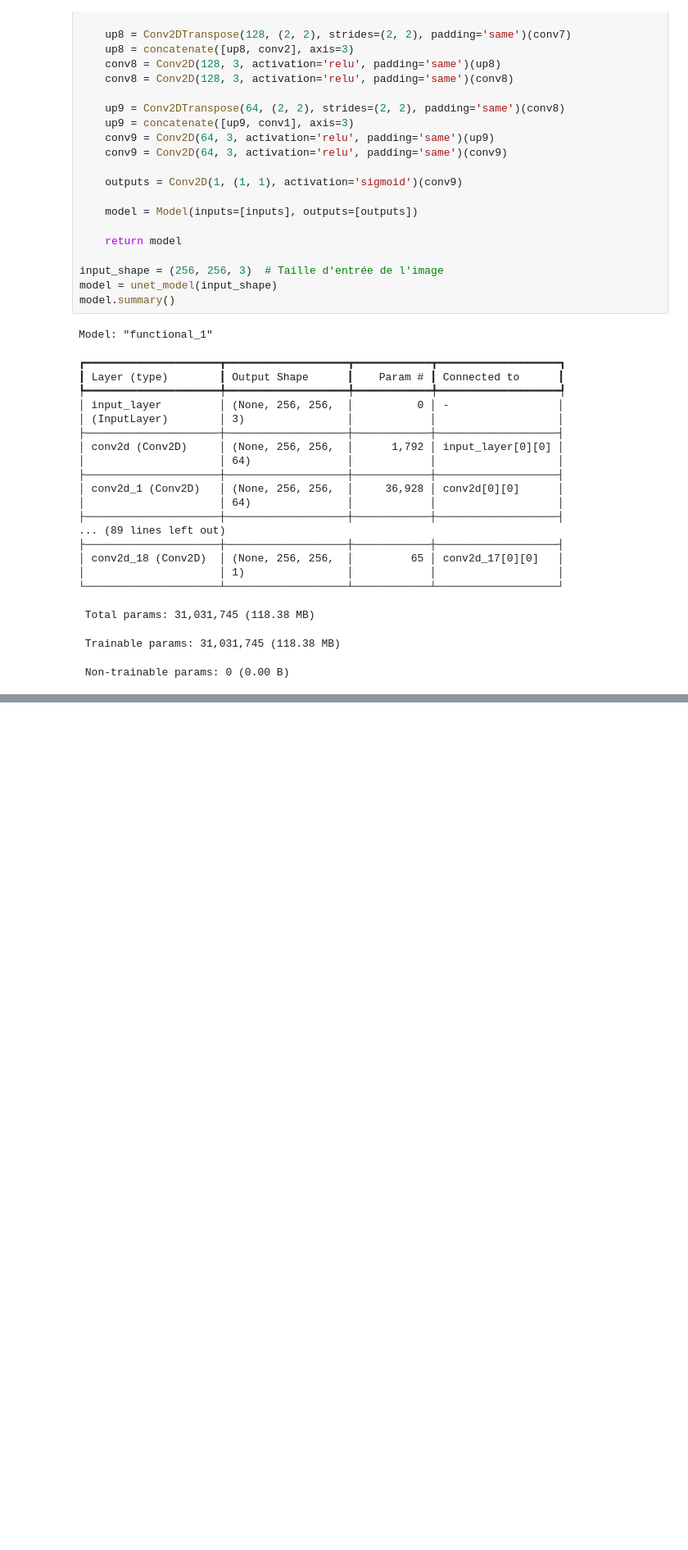
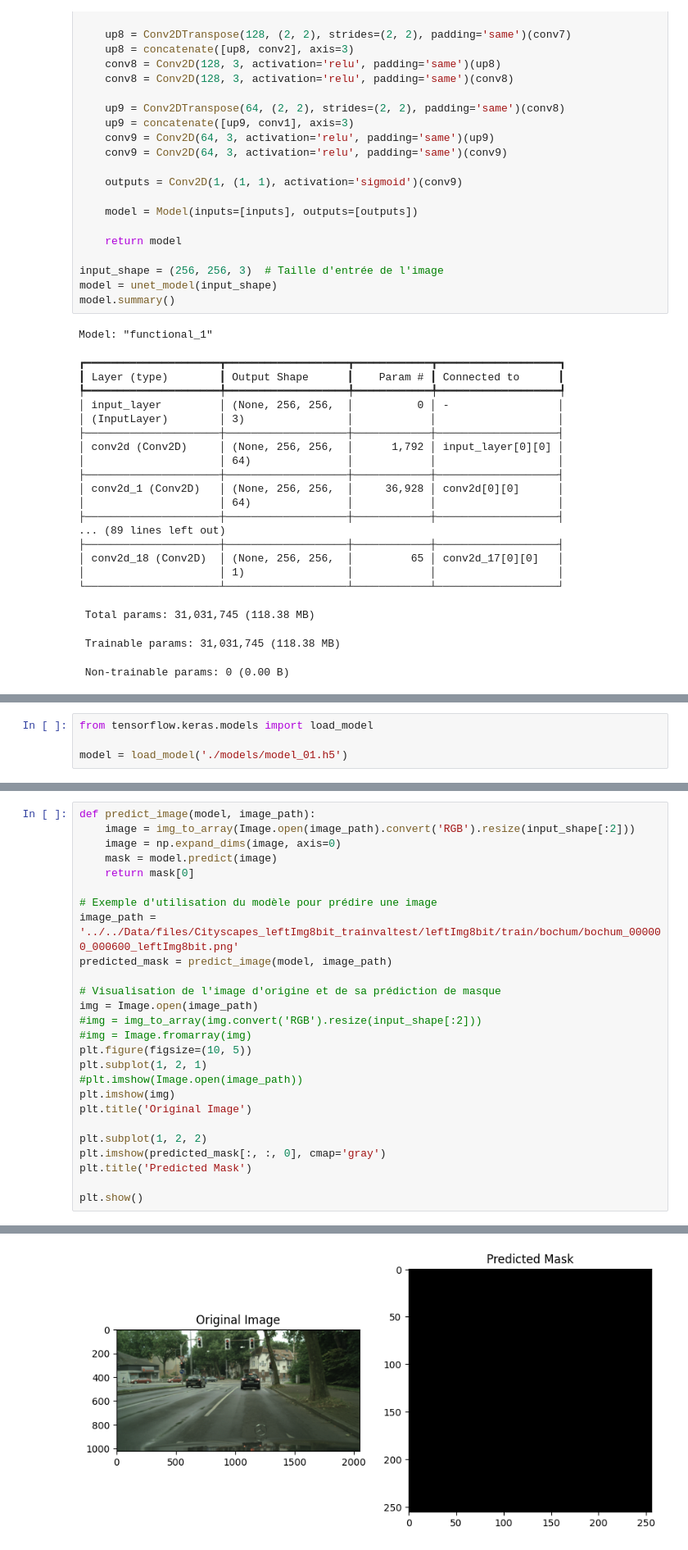
Before and after one commit to HaDock404/VisionTransport, a Jupyter notebook: train/Example/U-net/example_U-net.ipynb, the cells around one changed output, grey strips where cells are left out. Shown at 82% size. Cells and saved outputs as stored; diff of their text form; blank space fills up the shorter version.

```diff
--- a/train/Example/U-net/example_U-net.ipynb
+++ b/train/Example/U-net/example_U-net.ipynb
@@ -87,0 +185,4 @@ Model: "functional_1"
+# %%
+from tensorflow.keras.models import load_model
+
+model = load_model('./models/model_01.h5')
@@ -87,0 +191,27 @@ Model: "functional_1"
+# %%
+def predict_image(model, image_path):
+    image = img_to_array(Image.open(image_path).convert('RGB').resize(input_shape[:2]))
+    image = np.expand_dims(image, axis=0)
+    mask = model.predict(image)
+    return mask[0]
+
+# Exemple d'utilisation du modèle pour prédire une image
+image_path = '../../Data/files/Cityscapes_leftImg8bit_trainvaltest/leftImg8bit/train/bochum/bochum_000000_000600_leftImg8bit.png'
+predicted_mask = predict_image(model, image_path)
+
+# Visualisation de l'image d'origine et de sa prédiction de masque
+img = Image.open(image_path)
+#img = img_to_array(img.convert('RGB').resize(input_shape[:2]))
+#img = Image.fromarray(img)
+plt.figure(figsize=(10, 5))
+plt.subplot(1, 2, 1)
+#plt.imshow(Image.open(image_path))
+plt.imshow(img)
+plt.title('Original Image')
+
+plt.subplot(1, 2, 2)
+plt.imshow(predicted_mask[:, :, 0], cmap='gray')
+plt.title('Predicted Mask')
+
+plt.show()
+# %% [output]
@@ -87,0 +219 @@ Model: "functional_1"
+[figure, added]
```
Also changed, not shown: parts of 7 cells of this notebook, 3 other files.
